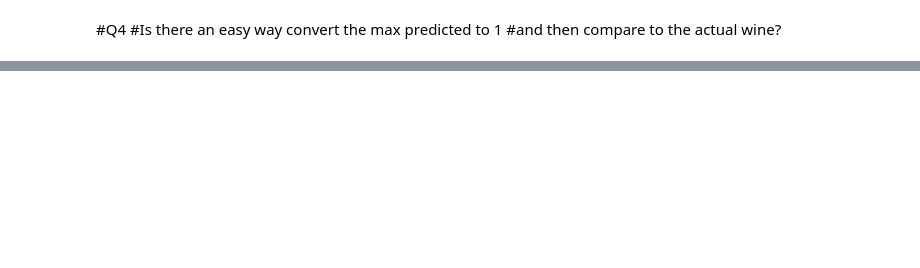
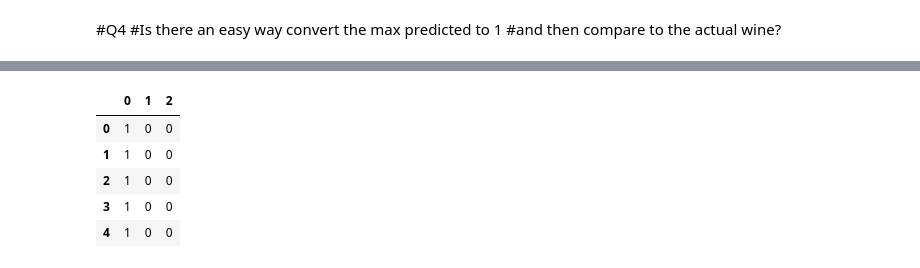
Before and after one commit to cryhughes/DAT_SF_12, a Jupyter notebook: HW2/HW2.ipynb, the cells around one changed output, grey strips where cells are left out. Saved outputs shown, nothing was run; the diff lists cells and outputs as text; code cells hidden in the pictures; blank space fills up the shorter version.

```diff
--- a/HW2/HW2.ipynb
+++ b/HW2/HW2.ipynb
@@ -602,0 +652,27 @@ c_hat
+# %%
+#STEP 2
+#loop through df and write max
+
+#set row and col
+row = len(c_hat_max.index)
+col = len(c_hat_max.columns)
+#print max(c_hat[0])
+
+#print max(c_hat_max.ix[1, :])
+
+#loop and redefine
+for r in range(row):
+    for c in range(col):
+        if c_hat_max.ix[r,c] == max(c_hat_max.ix[r, :]):
+            c_hat_max.ix[r,c] = 1
+        else:
+            c_hat_max.ix[r,c] = 0
+
+c_hat_max.head()
+# %% [output]
+|  | 0 | 1 | 2 |
+| 0 | 1 | 0 | 0 |
+| 1 | 1 | 0 | 0 |
+| 2 | 1 | 0 | 0 |
+| 3 | 1 | 0 | 0 |
+| 4 | 1 | 0 | 0 |
```
Also changed, not shown: parts of 21 cells of this notebook, 3 other files.
